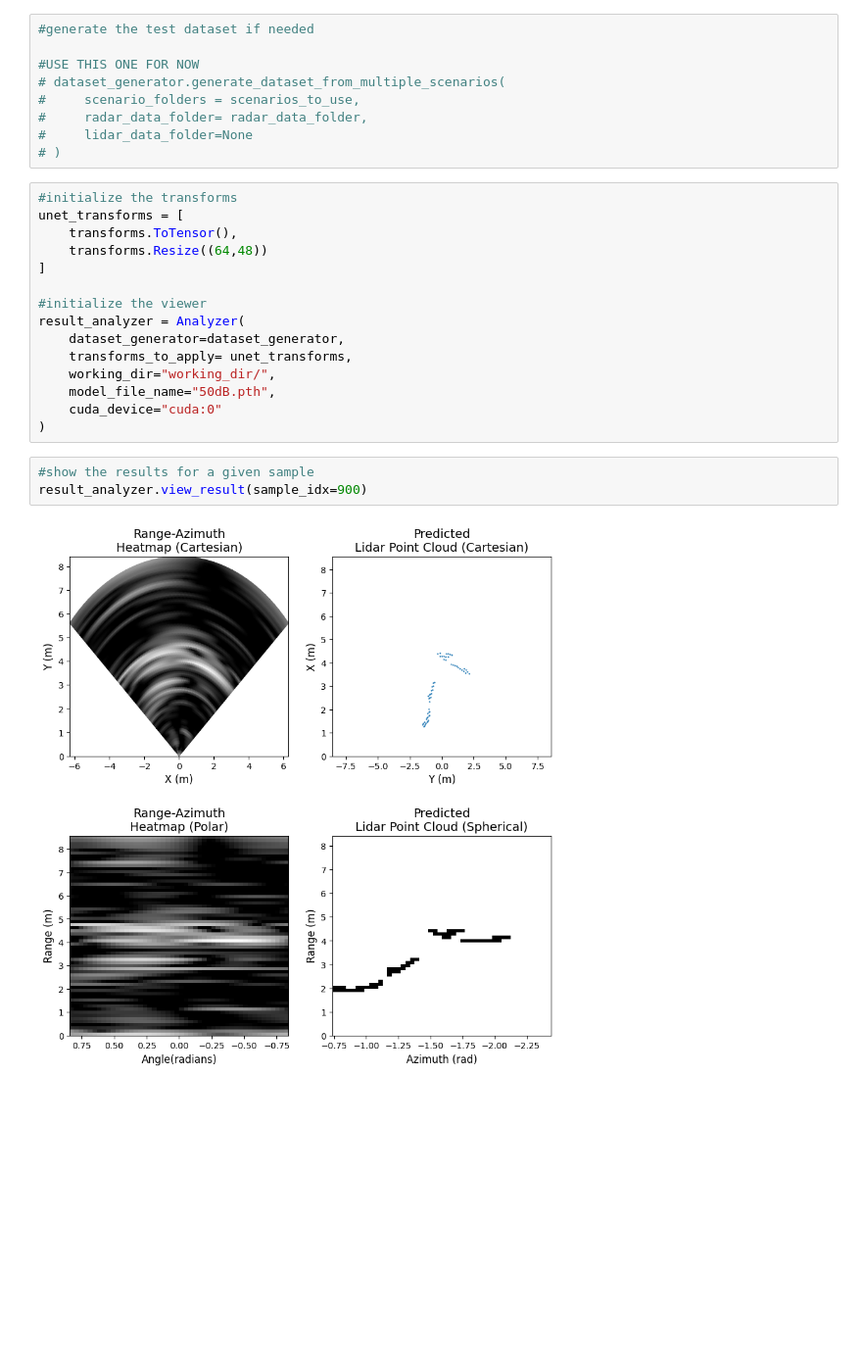
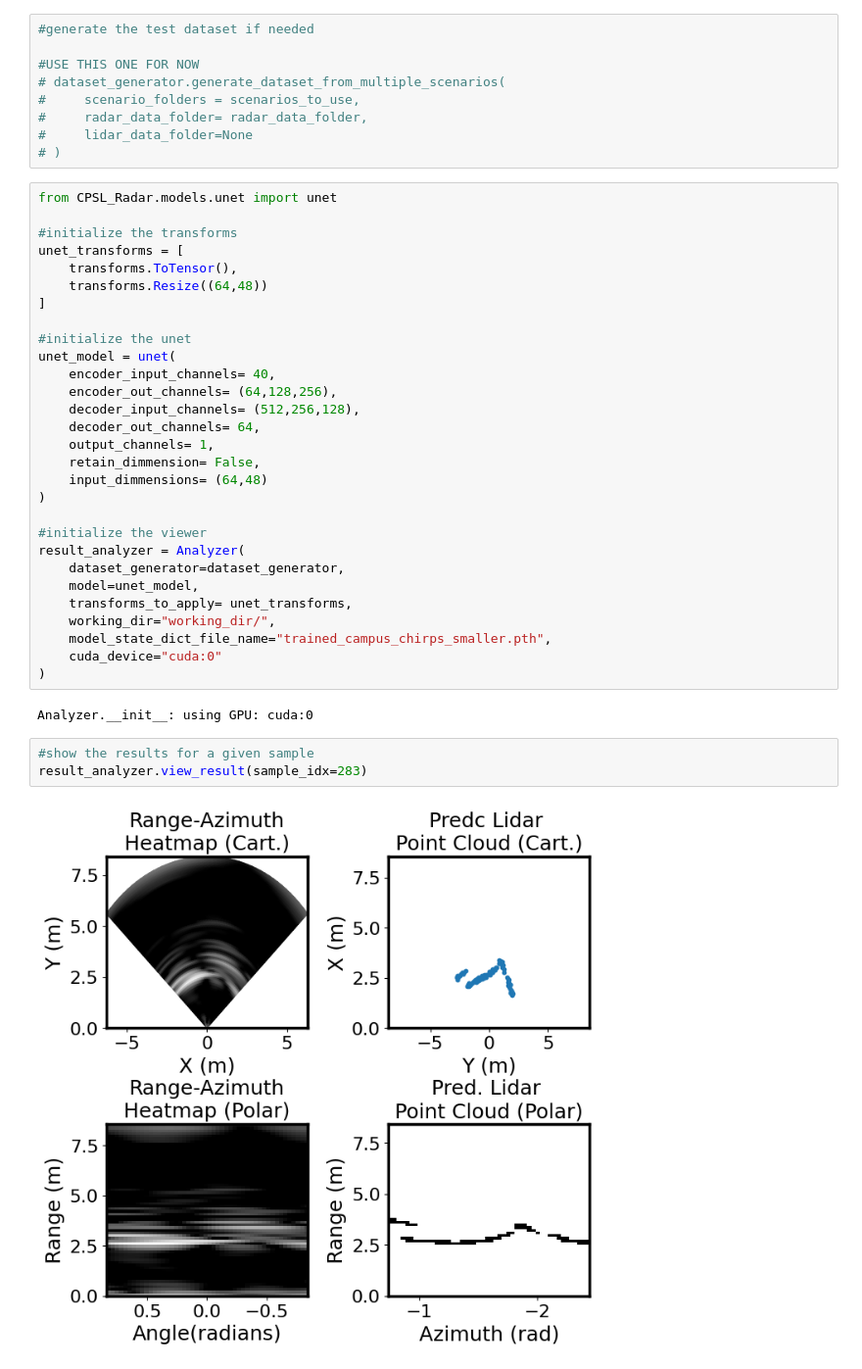
Before and after one commit to cpsl-research/radar-dev, a Jupyter notebook: Notebooks/view_results_radar_only.ipynb, the cells around one changed output. Shown at 98% size. Drawn from its saved outputs; the diff is of its cells as text; blank space fills up the shorter version.

```diff
--- a/Notebooks/view_results_radar_only.ipynb
+++ b/Notebooks/view_results_radar_only.ipynb
@@ -91,22 +93,38 @@ DatasetGenerator.config_lidar_data_processor:lidar data processor configured, bu
 #     lidar_data_folder=None
 # )
 # %%
+from CPSL_Radar.models.unet import unet
+
 #initialize the transforms
 unet_transforms = [
     transforms.ToTensor(),
     transforms.Resize((64,48))
 ]
 
+#initialize the unet
+unet_model = unet(
+    encoder_input_channels= 40,
+    encoder_out_channels= (64,128,256),
+    decoder_input_channels= (512,256,128),
+    decoder_out_channels= 64,
+    output_channels= 1,
+    retain_dimmension= False,
+    input_dimmensions= (64,48)
+)
+
 #initialize the viewer
 result_analyzer = Analyzer(
     dataset_generator=dataset_generator,
+    model=unet_model,
     transforms_to_apply= unet_transforms,
     working_dir="working_dir/",
-    model_file_name="50dB.pth",
+    model_state_dict_file_name="trained_campus_chirps_smaller.pth",
     cuda_device="cuda:0"
 )
+# %% [output]
+Analyzer.__init__: using GPU: cuda:0
 # %%
 #show the results for a given sample
-result_analyzer.view_result(sample_idx=900)
+result_analyzer.view_result(sample_idx=283)
 # %% [output]
-[figure, old version]
+[figure, new version]
```
Also changed, not shown: parts of 1 cell of this notebook, 9 other files.
